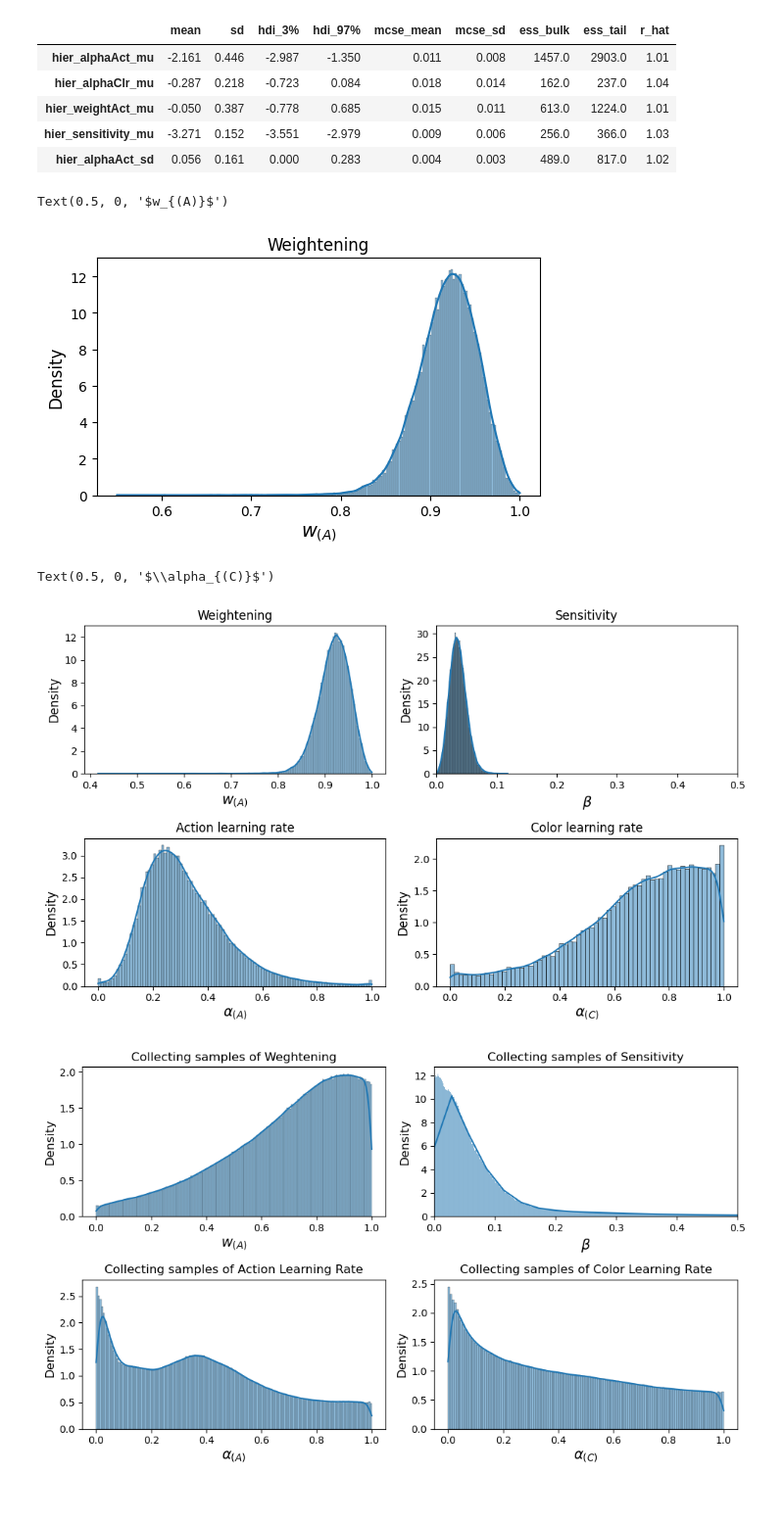
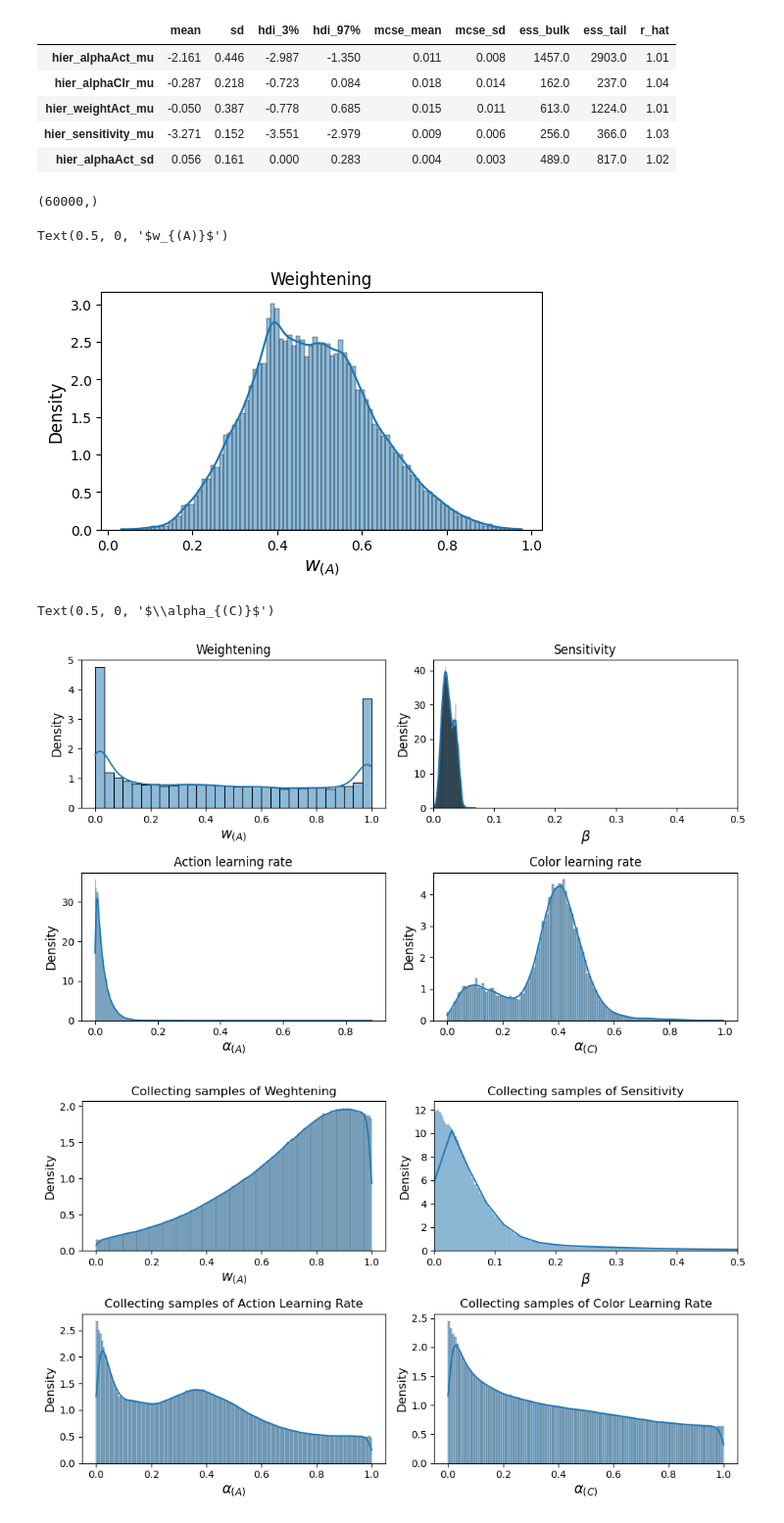
Before and after one commit to AGhaderi/ActStimRL, a Jupyter notebook: Model/Figure/hier.ipynb, the cells around one changed output. Shown at 98% size. Saved outputs shown, nothing was run; the diff lists cells and outputs as text; code cells hidden in the pictures.

Commit message:
New hierarchical stan models over conditions and medication effet

```diff
--- a/Model/Figure/hier.ipynb
+++ b/Model/Figure/hier.ipynb
@@ -12,7 +12,7 @@ import arviz as az
 # read all conditions and sessions data for a specifit participant
 session =1
 reverse =21
-condition ='Clr'
+condition ='Act'
 # Main directory of the subject
 subMainDirec = '/mnt/projects/7TPD/bids/derivatives/fMRI_DA/data_BehModel/originalfMRIbehFiles/'
 # The adrees name of pickle file
@@ -29,21 +29,25 @@ az.summary(fit)[0:5]
 | hier_weightAct_mu | -0.050 | 0.387 | -0.778 | 0.685 | 0.015 | 0.011 | 613.0 | 1224.0 | 1.01 |
 | hier_sensitivity_mu | -3.271 | 0.152 | -3.551 | -2.979 | 0.009 | 0.006 | 256.0 | 366.0 | 1.03 |
 | hier_alphaAct_sd | 0.056 | 0.161 | 0.000 | 0.283 | 0.004 | 0.003 | 489.0 | 817.0 | 1.02 |
+# %%
+fit["transfer_weightAct"][0].shape
+# %% [output]
+(60000,)
 # %%
 # Figure of model fit results in two column and two rows
 fig = plt.figure(figsize=(10, 6), tight_layout=True)
 rows = 2
 columns = 2
 
 # Weghtening
 fig.add_subplot(rows, columns, 1)
-sns.histplot(fit["transfer_weightAct"][1].flatten(), kde=True, stat='density')
+sns.histplot(fit["transfer_hier_weightAct_mu"].flatten(), kde=True, stat='density')
 plt.title('Weightening', fontsize=12)
 plt.ylabel('Density', fontsize=12)
 plt.xlabel('$w_{(A)}$', fontsize=14)
 # %% [output]
 Text(0.5, 0, '$w_{(A)}$')
-[figure, old version]
+[figure, new version]
 # %%
 # Figure of model fit results in two column and two rows
 fig = plt.figure(figsize=(10, 6), tight_layout=True)
@@ -60,7 +64,7 @@ plt.xlabel('$w_{(A)}$', fontsize=14)
 
 # Sensitivity
 fig.add_subplot(rows, columns, 2)
-sns.histplot(fit["transfer_ensitivity"][0].flatten(), kde=True, stat='density')
+sns.histplot(fit["transfer_sensitivity"][0].flatten(), kde=True, stat='density')
 plt.title('Sensitivity', fontsize=12)
 plt.ylabel('Density', fontsize=12)
 plt.xlabel(r'$\beta$', fontsize=14)
@@ -86,7 +90,7 @@ plt.xlabel(r'$\alpha_{(C)}$', fontsize=14)
 #fig.savefig(subMainDirec + '/Model_secondOrder/indv/Group2/allIndv-cond-' + str(condition) + '_env-' + str(reverse) + '_StanRL_simple_normal.png', dpi=300)
 # %% [output]
 Text(0.5, 0, '$\\alpha_{(C)}$')
-[figure, old version]
+[figure, new version]
 # %%
 
 # Figure of model fit results in two column and two rows
```
Also changed, not shown: 8 other files.
